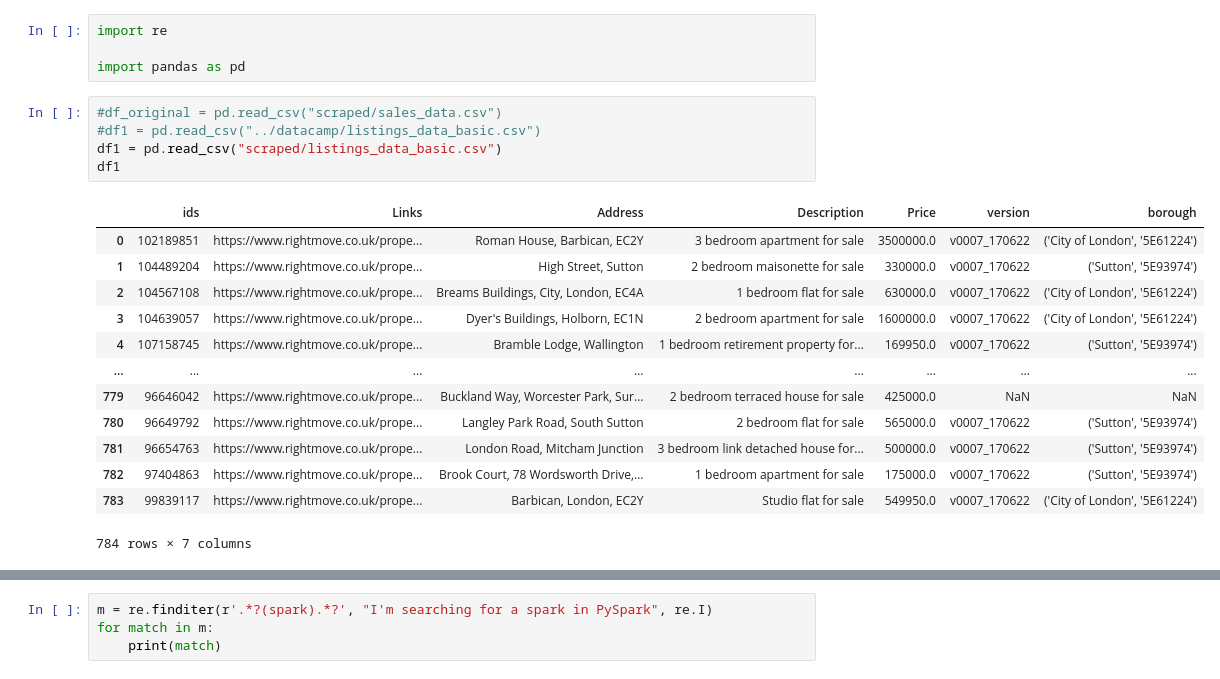
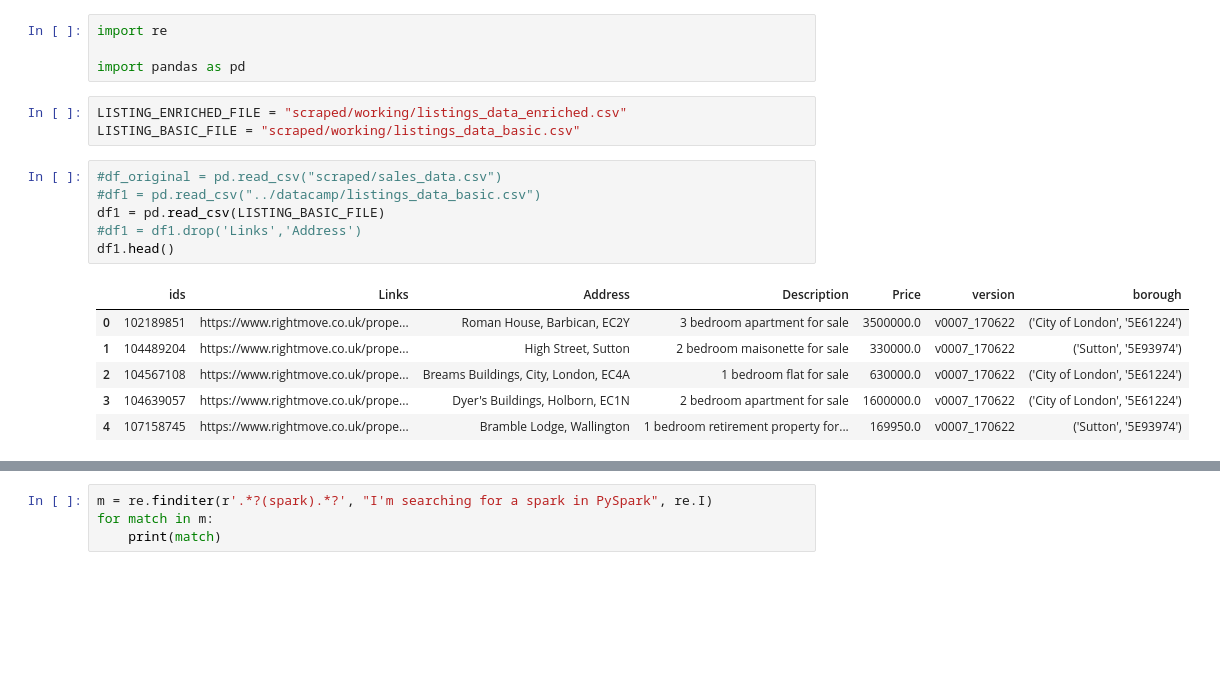
Before and after one commit to jayportfolio/capstone_prep, a Jupyter notebook: scrape_site/4_data_exploration_mission.ipynb, the cells around one changed output, grey strips where cells are left out. Saved outputs shown, nothing was run; the diff lists cells and outputs as text; blank space fills up the shorter version.

```diff
--- a/scrape_site/4_data_exploration_mission.ipynb
+++ b/scrape_site/4_data_exploration_mission.ipynb
@@ -2,24 +2,21 @@
 import re
 
 import pandas as pd
+# %%
+LISTING_ENRICHED_FILE = "scraped/working/listings_data_enriched.csv"
+LISTING_BASIC_FILE = "scraped/working/listings_data_basic.csv"
 # %%
 #df_original = pd.read_csv("scraped/sales_data.csv")
 #df1 = pd.read_csv("../datacamp/listings_data_basic.csv")
-df1 = pd.read_csv("scraped/listings_data_basic.csv")
-df1
+df1 = pd.read_csv(LISTING_BASIC_FILE)
+#df1 = df1.drop('Links','Address')
+df1.head()
 # %% [output]
 |  | ids | Links | Address | Description | Price | version | borough |
 | 0 | 102189851 | https://www.rightmove.co.uk/prope... | Roman House, Barbican, EC2Y | 3 bedroom apartment for sale | 3500000.0 | v0007_170622 | ('City of London', '5E61224') |
 | 1 | 104489204 | https://www.rightmove.co.uk/prope... | High Street, Sutton | 2 bedroom maisonette for sale | 330000.0 | v0007_170622 | ('Sutton', '5E93974') |
 | 2 | 104567108 | https://www.rightmove.co.uk/prope... | Breams Buildings, City, London, EC4A | 1 bedroom flat for sale | 630000.0 | v0007_170622 | ('City of London', '5E61224') |
 | 3 | 104639057 | https://www.rightmove.co.uk/prope... | Dyer's Buildings, Holborn, EC1N | 2 bedroom apartment for sale | 1600000.0 | v0007_170622 | ('City of London', '5E61224') |
 | 4 | 107158745 | https://www.rightmove.co.uk/prope... | Bramble Lodge, Wallington | 1 bedroom retirement property for... | 169950.0 | v0007_170622 | ('Sutton', '5E93974') |
-| ... | ... | ... | ... | ... | ... | ... | ... |
-| 779 | 96646042 | https://www.rightmove.co.uk/prope... | Buckland Way, Worcester Park, Sur... | 2 bedroom terraced house for sale | 425000.0 | NaN | NaN |
-| 780 | 96649792 | https://www.rightmove.co.uk/prope... | Langley Park Road, South Sutton | 2 bedroom flat for sale | 565000.0 | v0007_170622 | ('Sutton', '5E93974') |
-| 781 | 96654763 | https://www.rightmove.co.uk/prope... | London Road, Mitcham Junction | 3 bedroom link detached house for... | 500000.0 | v0007_170622 | ('Sutton', '5E93974') |
-| 782 | 97404863 | https://www.rightmove.co.uk/prope... | Brook Court, 78 Wordsworth Drive,... | 1 bedroom apartment for sale | 175000.0 | v0007_170622 | ('Sutton', '5E93974') |
-| 783 | 99839117 | https://www.rightmove.co.uk/prope... | Barbican, London, EC2Y | Studio flat for sale | 549950.0 | v0007_170622 | ('City of London', '5E61224') |
-784 rows × 7 columns
 # %%
 #df2 = pd.read_csv("../datacamp/listings_data_enriched.csv")
```
Also changed, not shown: parts of 22 cells of this notebook, 2 other files.
